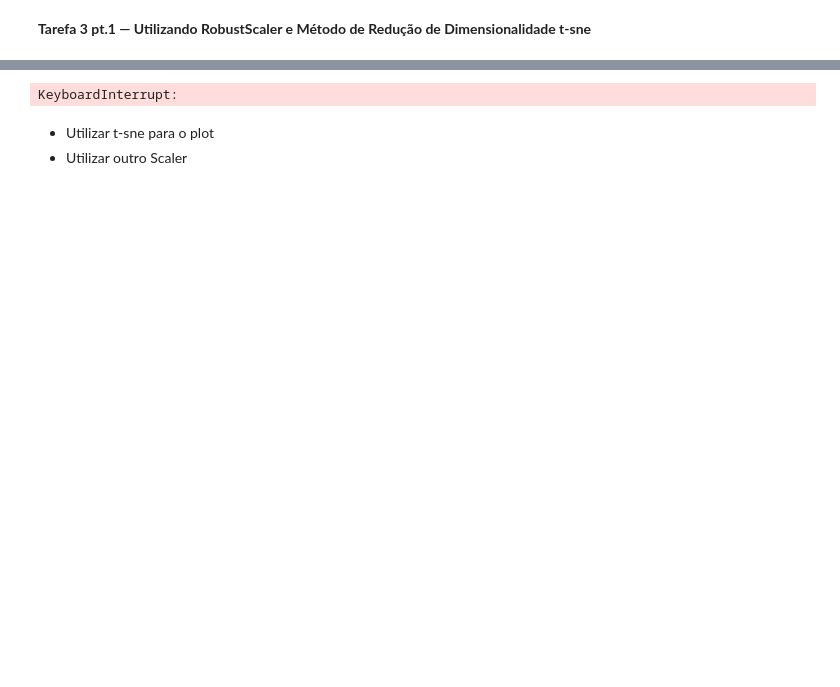
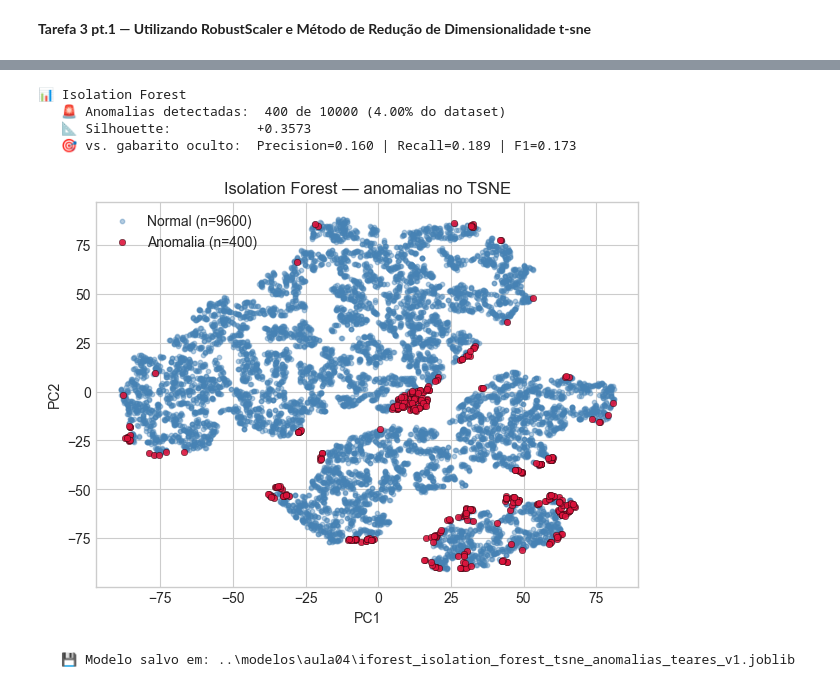
Before and after one commit to thaimartinsp/Machine-Learning, a Jupyter notebook: Aula04/aula04_anomalias_teares.ipynb, the cells around one changed output, grey strips where cells are left out. Cells and saved outputs as stored; diff of their text form; code cells hidden in the pictures; blank space fills up the shorter version.

Commit message:
Aula 04 - Completa
Aula 04 com as tarefas realizadas.

```diff
--- a/Aula04/aula04_anomalias_teares.ipynb
+++ b/Aula04/aula04_anomalias_teares.ipynb
@@ -1365,6 +1365,6 @@ defective_product       0    1
 # %%
 tsne = TSNE(n_components=2, random_state=RANDOM_STATE)
-X_pca = tsne.fit_transform(X_scaled)
+X_tsne = tsne.fit_transform(X_scaled)
 
 # ============================================================
 # 7.1 — ISOLATION FOREST
@@ -1397,39 +1397,41 @@ with mlflow.start_run(run_name="isolation_forest_tsne"):
         "contamination": CONTAMINATION,
         "max_samples":   "auto",
     })
     mlflow.log_metrics({
         "n_anomalias": met_if["n_anom"],
         "pct_anom":    met_if["pct_anom"],
         "silhouette":  met_if["silhouette"],
         "precision":   met_if["precision"],
         "recall":      met_if["recall"],
         "f1":          met_if["f1"],
     })
 
-    # 5) Plot no espaço do PCA e log como artefato
+    # 5) Plot no espaço do TSNE e log como artefato
     fig, ax = plt.subplots(figsize=(7, 5))
-    plotar_anomalias_tsne(X_tsne, pred_if, "Isolation Forest — anomalias no TSNE", ax=ax)
+    plotar_anomalias_pca(X_tsne, pred_if, "Isolation Forest — anomalias no TSNE", ax=ax)
     plot_path = "iforest_pca.png"
     fig.savefig(plot_path, dpi=100, bbox_inches="tight")
     mlflow.log_artifact(plot_path)
     plt.show()
     os.remove(plot_path)
 
     # 6) Salvar modelo em disco com nomenclatura padronizada
     modelo_path = os.path.join(
         MODELOS_DIR,
         f"iforest_isolation_forest_tsne_{VERSION_SUFFIX}.joblib",
     )
     joblib.dump(iforest, modelo_path)
     print(f"   💾 Modelo salvo em: {modelo_path}")
 
 # 7) Guardar no dicionário de resultados
 resultados["IsolationForest"] = {"pred": pred_if, "metricas": met_if}
 # %% [output]
-KeyboardInterrupt:
+📊 Isolation Forest
+   🚨 Anomalias detectadas:  400 de 10000 (4.00% do dataset)
+   📐 Silhouette:           +0.3573
+   🎯 vs. gabarito oculto:  Precision=0.160 | Recall=0.189 | F1=0.173
+[figure, added]
+   💾 Modelo salvo em: ..\modelos\aula04\iforest_isolation_forest_tsne_anomalias_teares_v1.joblib
-# %% [markdown]
-* Utilizar t-sne para o plot
-* Utilizar outro Scaler
 # %% [markdown]
 ### ✍️ Reflexão Final
 
```
Also changed, not shown: parts of 9 cells of this notebook.
